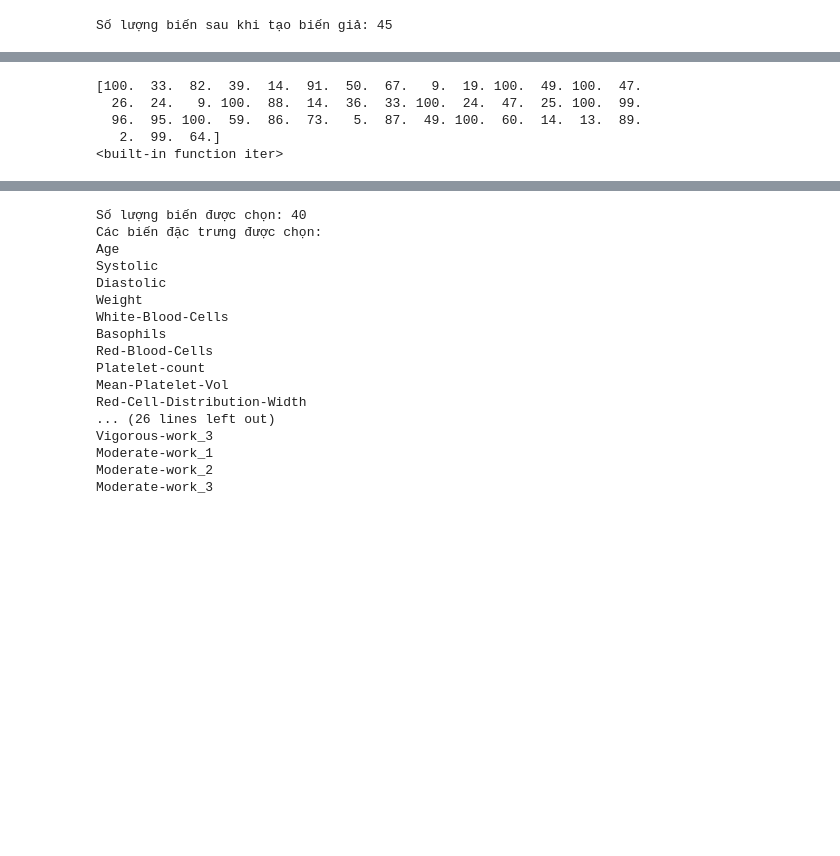
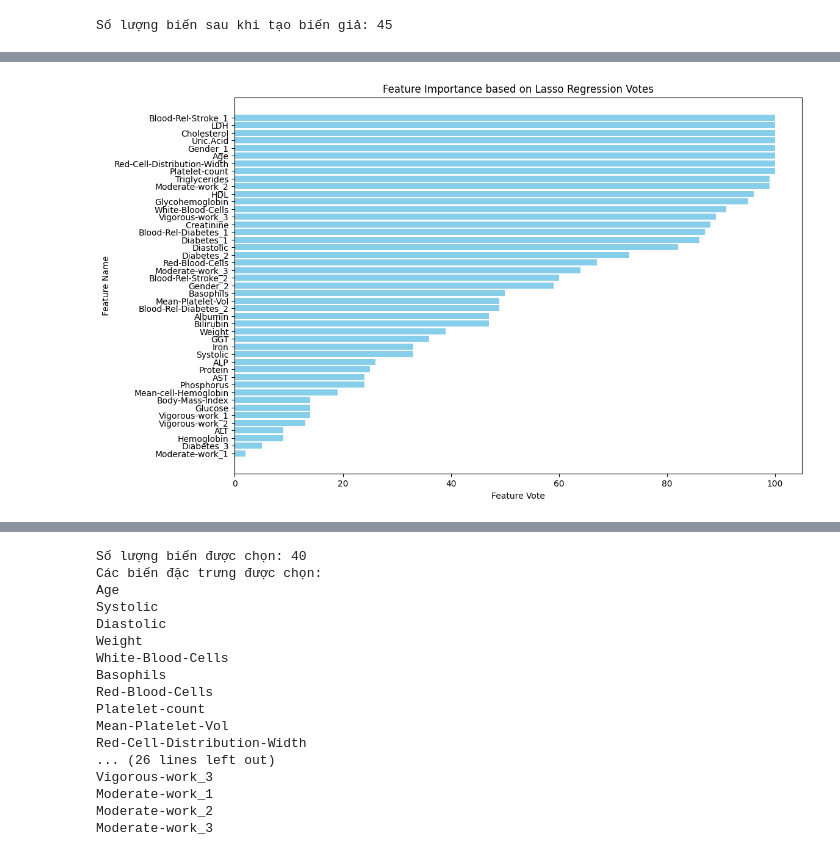
Before and after one commit to SlowJii/PTIT-CNN-Prediction-Cardiovascular, a Jupyter notebook: CNN-Cardiovascular-Prediction.ipynb, the cells around one changed output, grey strips where cells are left out. Drawn from its saved outputs; the diff is of its cells as text; code cells hidden in the pictures; blank space fills up the shorter version.

```diff
--- a/CNN-Cardiovascular-Prediction.ipynb
+++ b/CNN-Cardiovascular-Prediction.ipynb
@@ -279,12 +409,18 @@ for num in range(iteR):
     colIndx = np.where(cof != 0)[0]
     for col in colIndx:
         featureVote[col] += 1
-# %%
-print(featureVote)
-print(iter)
-# %% [output]
-[100.  33.  82.  39.  14.  91.  50.  67.   9.  19. 100.  49. 100.  47.
-  26.  24.   9. 100.  88.  14.  36.  33. 100.  24.  47.  25. 100.  99.
-  96.  95. 100.  59.  86.  73.   5.  87.  49. 100.  60.  14.  13.  89.
-   2.  99.  64.]
-<built-in function iter>
+# %%
+import matplotlib.pyplot as plt
+
+# Sort the feature_table by 'Feature Vote' in ascending order
+sorted_feature_table = feature_table.sort_values(by='Feature Vote')
+
+# Create a bar plot for feature votes
+plt.figure(figsize=(12, 8))
+plt.barh(sorted_feature_table['Feature Name'], sorted_feature_table['Feature Vote'], color='skyblue')
+plt.xlabel('Feature Vote')
+plt.ylabel('Feature Name')
+plt.title('Feature Importance based on Lasso Regression Votes')
+plt.show()
+# %% [output]
+[figure, added]
```
Also changed, not shown: parts of 10 cells of this notebook.
